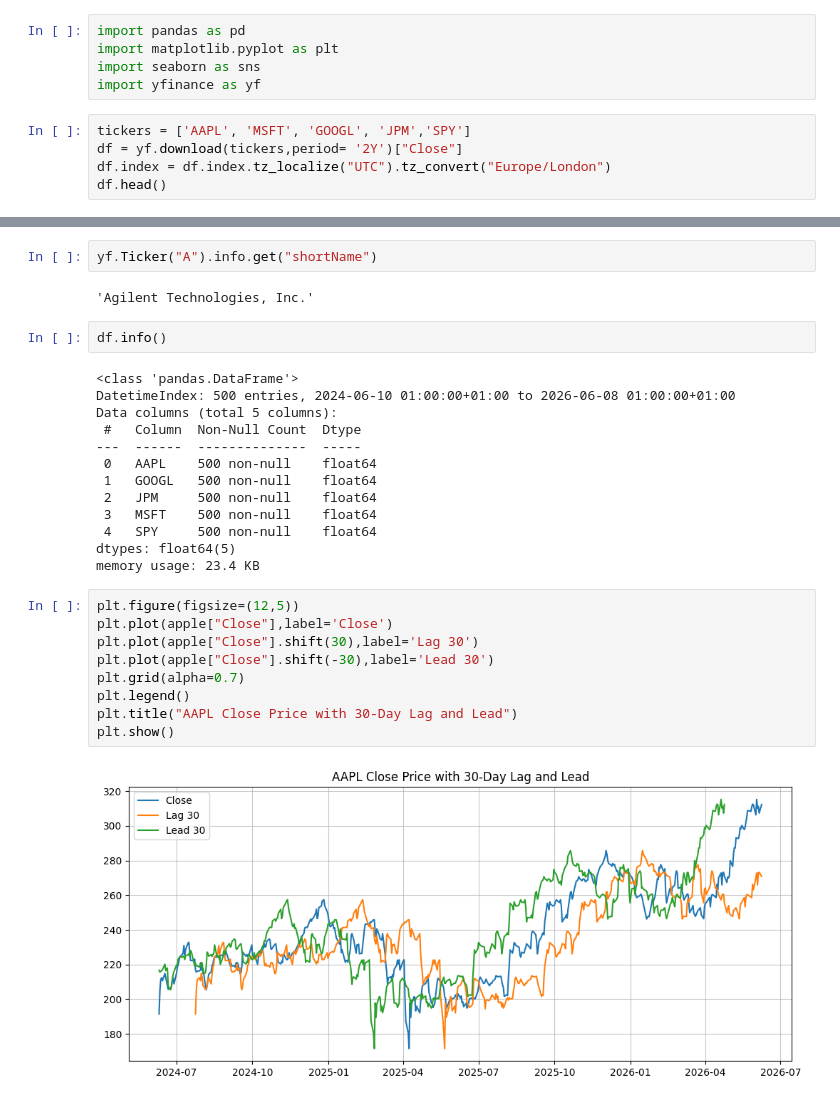
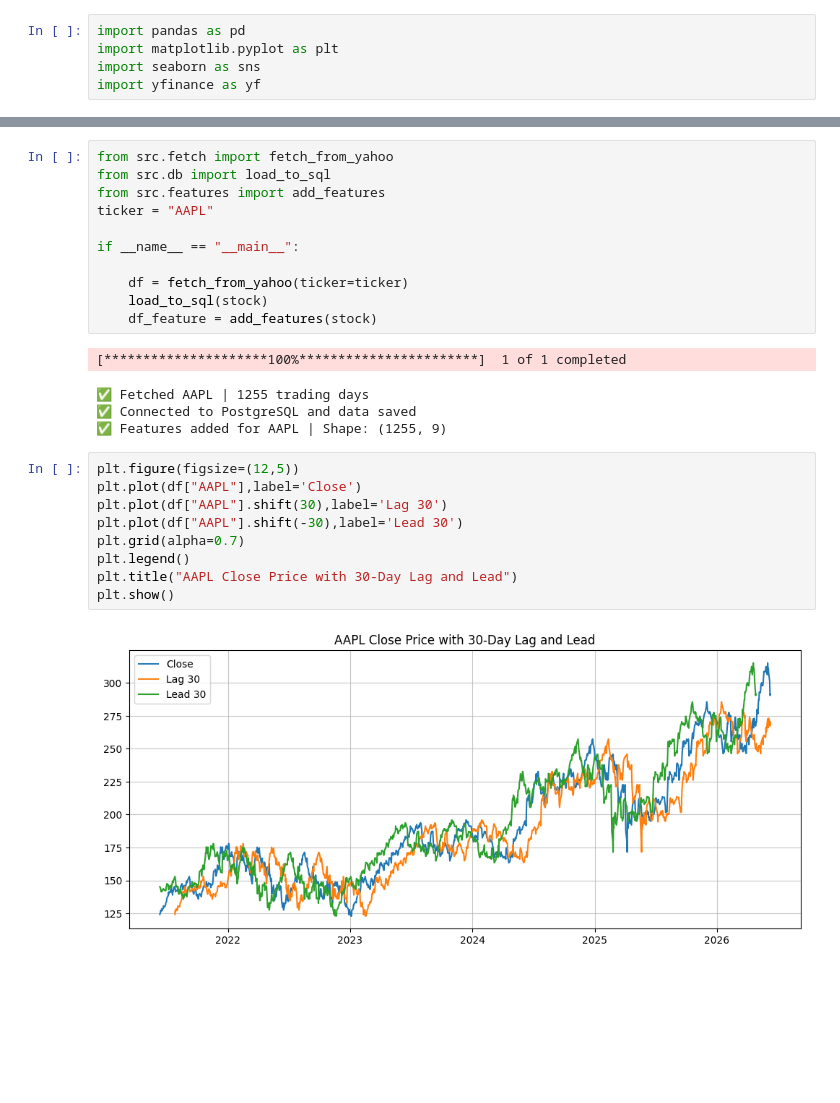
Before and after one commit to aguchhait-stack/stock-forecast-pipeline, a Jupyter notebook: notebook.ipynb, the cells around one changed output, grey strips where cells are left out. Saved outputs shown, nothing was run; the diff lists cells and outputs as text; blank space fills up the shorter version.

Commit message:
complete stock forecasting pipeline with features, visualization, and baseline model

```diff
--- a/notebook.ipynb
+++ b/notebook.ipynb
@@ -3,8 +3,3 @@ import pandas as pd
 import matplotlib.pyplot as plt
 import seaborn as sns
 import yfinance as yf
-# %%
-tickers = ['AAPL', 'MSFT', 'GOOGL', 'JPM','SPY']
-df = yf.download(tickers,period= '2Y')["Close"]
-df.index = df.index.tz_localize("UTC").tz_convert("Europe/London")
-df.head()
@@ -20,32 +6,29 @@ df.head()
-# %%
-yf.Ticker("A").info.get("shortName")
-# %% [output]
-'Agilent Technologies, Inc.'
-# %%
-df.info()
-# %% [output]
-<class 'pandas.DataFrame'>
-DatetimeIndex: 500 entries, 2024-06-10 01:00:00+01:00 to 2026-06-08 01:00:00+01:00
-Data columns (total 5 columns):
- #   Column  Non-Null Count  Dtype
----  ------  --------------  -----
- 0   AAPL    500 non-null    float64
- 1   GOOGL   500 non-null    float64
- 2   JPM     500 non-null    float64
- 3   MSFT    500 non-null    float64
- 4   SPY     500 non-null    float64
-dtypes: float64(5)
-memory usage: 23.4 KB
+# %%
+from src.fetch import fetch_from_yahoo
+from src.db import load_to_sql
+from src.features import add_features
+ticker = "AAPL"
+
+if __name__ == "__main__":
+
+    df = fetch_from_yahoo(ticker=ticker)
+    load_to_sql(stock)
+    df_feature = add_features(stock)
+# %% [output]
+[*********************100%***********************]  1 of 1 completed
+✅ Fetched AAPL | 1255 trading days
+✅ Connected to PostgreSQL and data saved
+✅ Features added for AAPL | Shape: (1255, 9)
 # %%
 plt.figure(figsize=(12,5))
-plt.plot(apple["Close"],label='Close')
-plt.plot(apple["Close"].shift(30),label='Lag 30')
-plt.plot(apple["Close"].shift(-30),label='Lead 30')
+plt.plot(df["AAPL"],label='Close')
+plt.plot(df["AAPL"].shift(30),label='Lag 30')
+plt.plot(df["AAPL"].shift(-30),label='Lead 30')
 plt.grid(alpha=0.7)
 plt.legend()
 plt.title("AAPL Close Price with 30-Day Lag and Lead")
 plt.show()
 # %% [output]
-[figure, old version]
+[figure, new version]
 # %%
 fig, axes = plt.subplots(3,1,figsize=(12,5))
```
Also changed, not shown: parts of 12 cells of this notebook, 11 other files.
